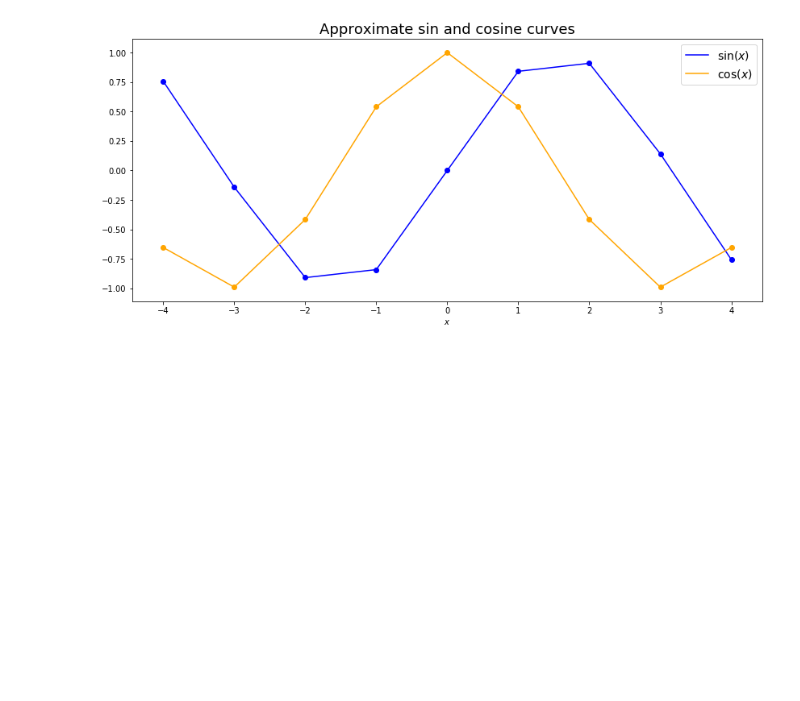
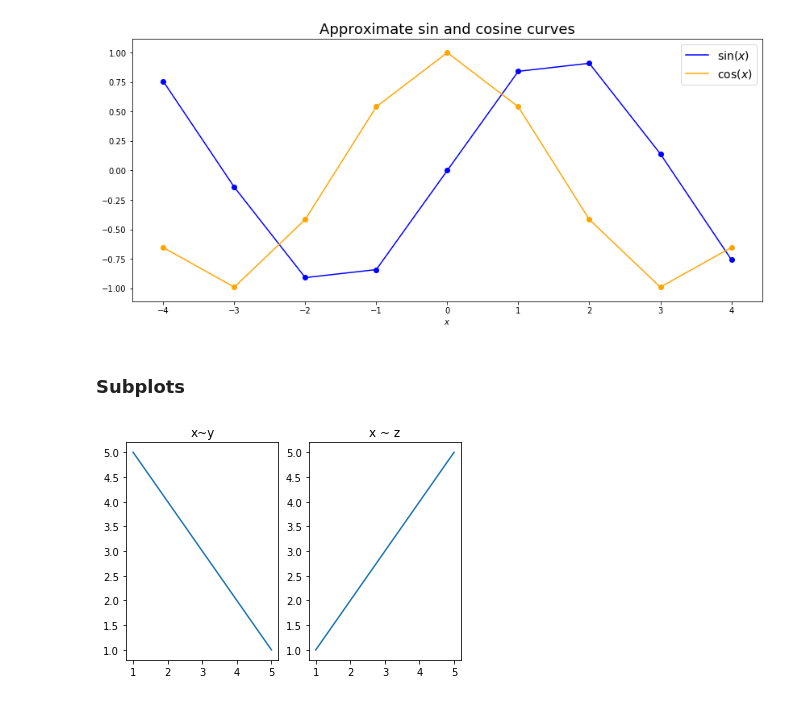
Before and after one commit to soslin/python_review, a Jupyter notebook: 03_matplotlib_and_seaborn.ipynb, the cells around one changed output. Saved outputs shown, nothing was run; the diff lists cells and outputs as text; code cells hidden in the pictures; blank space fills up the shorter version.

```diff
--- a/03_matplotlib_and_seaborn.ipynb
+++ b/03_matplotlib_and_seaborn.ipynb
@@ -181,3 +181,27 @@ plt.xlabel('$x$')
 plt.show()
 # %% [output]
 [figure]
+# %% [markdown]
+### Subplots
+# %%
+n_rows = 1
+n_cols = 2
+
+#sample data
+x = [1, 2, 3, 4, 5]
+y = [5, 4, 3, 2, 1]
+z = [1, 2, 3, 4, 5]
+
+#first subplot
+plt.subplot(n_rows, n_cols, 1)
+plt.plot(x,y)
+plt.title('x~y')
+
+# 2nd subplot
+plt.subplot(n_rows, n_cols, 2)
+plt.plot(x,z)
+plt.title('x ~ z')
+
+plt.show()
+# %% [output]
+[figure, added]
```
Also changed, not shown: parts of 11 cells of this notebook.
